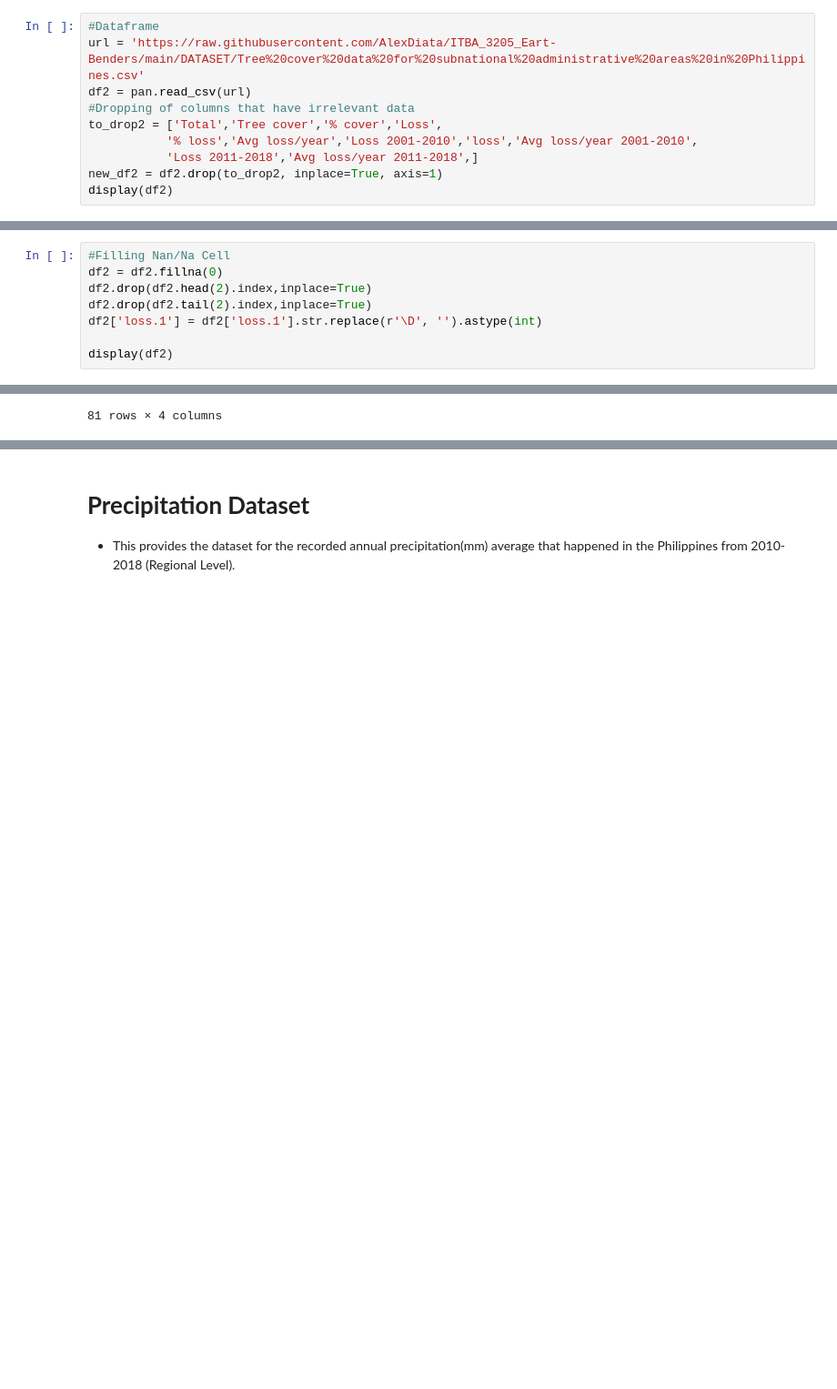
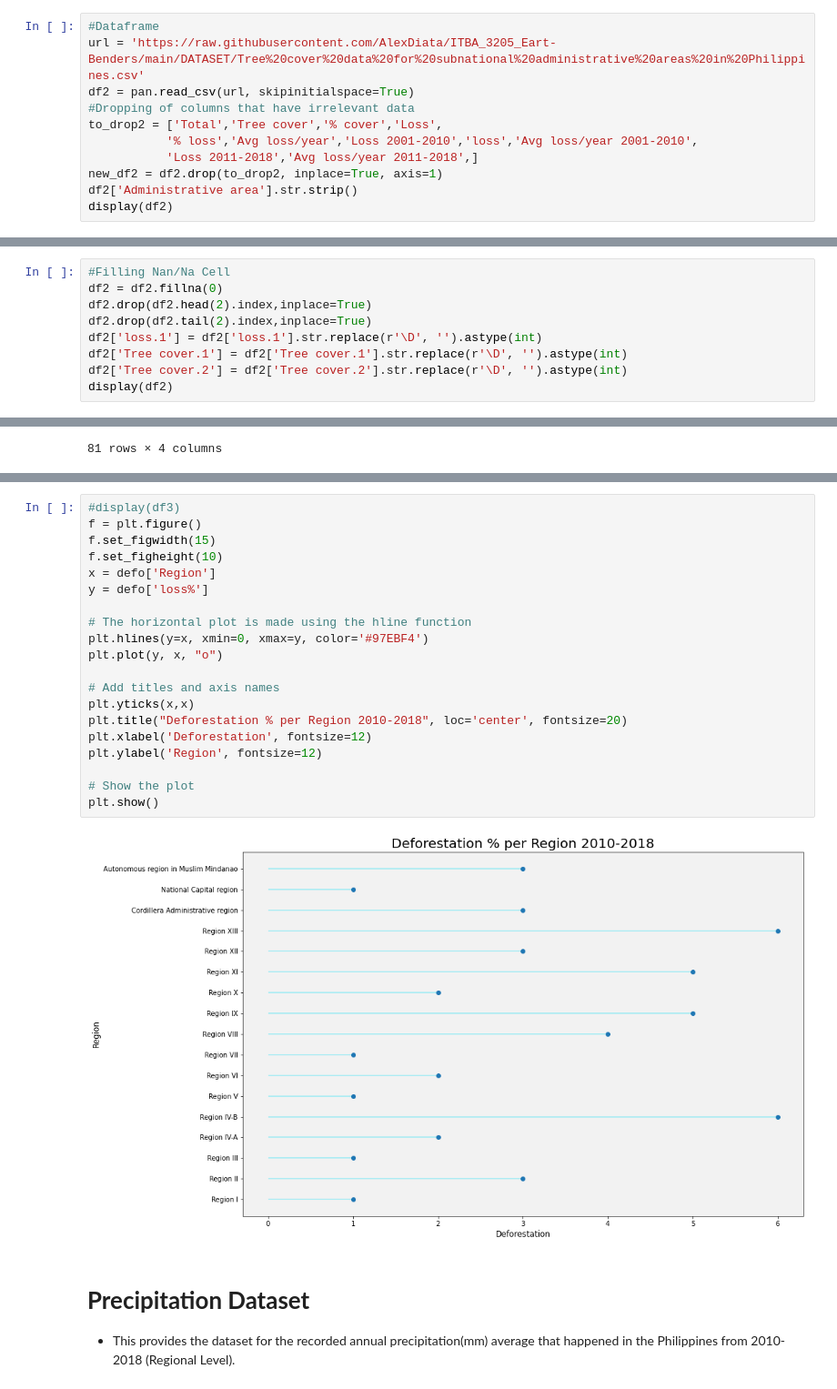
Before and after one commit to AlexDiata/ITBA_3205_Eart-Benders, a Jupyter notebook: Codes/LandSlideRisk.ipynb, the cells around one changed output, grey strips where cells are left out. Shown at 91% size. Cells and saved outputs as stored; diff of their text form; blank space fills up the shorter version.

```diff
--- a/Codes/LandSlideRisk.ipynb
+++ b/Codes/LandSlideRisk.ipynb
@@ -104,12 +88,13 @@ plt.show()
 # %%
 #Dataframe
 url = 'https://raw.githubusercontent.com/AlexDiata/ITBA_3205_Eart-Benders/main/DATASET/Tree%20cover%20data%20for%20subnational%20administrative%20areas%20in%20Philippines.csv'
-df2 = pan.read_csv(url)
+df2 = pan.read_csv(url, skipinitialspace=True)
 #Dropping of columns that have irrelevant data
 to_drop2 = ['Total','Tree cover','% cover','Loss',
            '% loss','Avg loss/year','Loss 2001-2010','loss','Avg loss/year 2001-2010',
            'Loss 2011-2018','Avg loss/year 2011-2018',]
 new_df2 = df2.drop(to_drop2, inplace=True, axis=1)
+df2['Administrative area'].str.strip()
 display(df2)
 # %% [output]
 |  | Administrative area | Tree cover.1 | Tree cover.2 | loss.1 |
@@ -131,7 +116,8 @@ df2 = df2.fillna(0)
 df2.drop(df2.head(2).index,inplace=True)
 df2.drop(df2.tail(2).index,inplace=True)
 df2['loss.1'] = df2['loss.1'].str.replace(r'\D', '').astype(int)
-
+df2['Tree cover.1'] = df2['Tree cover.1'].str.replace(r'\D', '').astype(int)
+df2['Tree cover.2'] = df2['Tree cover.2'].str.replace(r'\D', '').astype(int)
 display(df2)
 # %% [output]
 |  | Administrative area | Tree cover.1 | Tree cover.2 | loss.1 |
@@ -169,3 +285,25 @@ plt.show()
+# %%
+#display(df3)
+f = plt.figure()
+f.set_figwidth(15)
+f.set_figheight(10)
+x = defo['Region']
+y = defo['loss%']
+
+# The horizontal plot is made using the hline function
+plt.hlines(y=x, xmin=0, xmax=y, color='#97EBF4')
+plt.plot(y, x, "o")
+
+# Add titles and axis names
+plt.yticks(x,x)
+plt.title("Deforestation % per Region 2010-2018", loc='center', fontsize=20)
+plt.xlabel('Deforestation', fontsize=12)
+plt.ylabel('Region', fontsize=12)
+
+# Show the plot
+plt.show()
+# %% [output]
+[figure, added]
 # %% [markdown]
 # **Precipitation Dataset**
 
```
Also changed, not shown: parts of 29 cells of this notebook.
